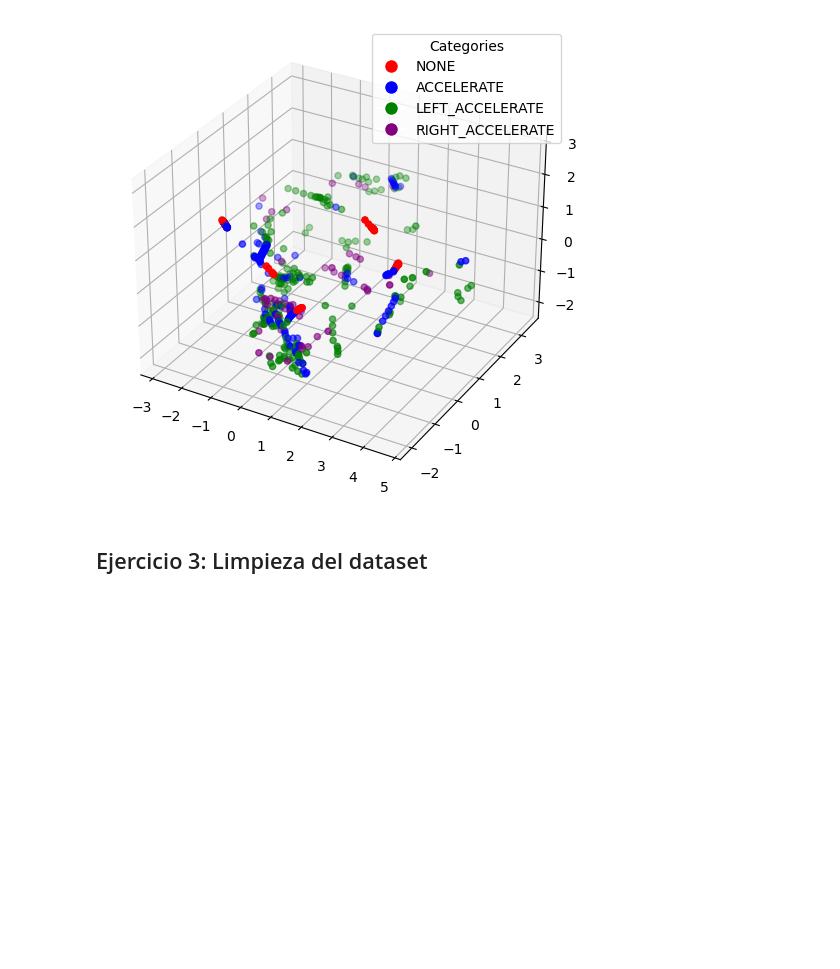
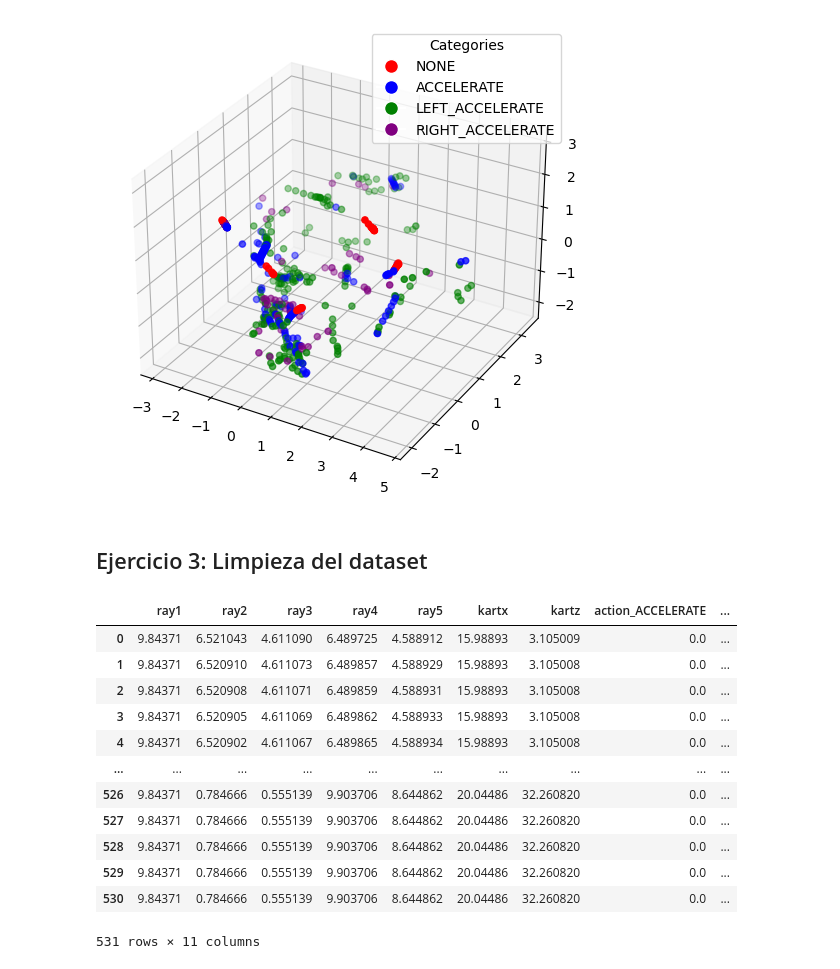
Before and after one commit to Lauu029/ApA, a Jupyter notebook: p6/Practica 6.ipynb, the cells around one changed output. Cells and saved outputs as stored; diff of their text form; code cells hidden in the pictures; blank space fills up the shorter version.

```diff
--- a/p6/Practica 6.ipynb
+++ b/p6/Practica 6.ipynb
@@ -81,3 +80,24 @@ plt.show()
 [figure]
 # %% [markdown]
 ## Ejercicio 3: Limpieza del dataset
+# %%
+## Quito las columnas de tiempo (no lo necesito porque tengo las posiciones, no es relevante)
+#Quito también la columna de posiciones y, porque la pista es plana y nunca cambia la posición en este eje
+stats = stats.drop('karty', axis = 1)
+stats = stats.drop('time', axis = 1)
+# %%
+stats
+# %% [output]
+|  | ray1 | ray2 | ray3 | ray4 | ray5 | kartx | kartz | action_ACCELERATE | ... |
+| 0 | 9.84371 | 6.521043 | 4.611090 | 6.489725 | 4.588912 | 15.98893 | 3.105009 | 0.0 | ... |
+| 1 | 9.84371 | 6.520910 | 4.611073 | 6.489857 | 4.588929 | 15.98893 | 3.105008 | 0.0 | ... |
+| 2 | 9.84371 | 6.520908 | 4.611071 | 6.489859 | 4.588931 | 15.98893 | 3.105008 | 0.0 | ... |
+| 3 | 9.84371 | 6.520905 | 4.611069 | 6.489862 | 4.588933 | 15.98893 | 3.105008 | 0.0 | ... |
+| 4 | 9.84371 | 6.520902 | 4.611067 | 6.489865 | 4.588934 | 15.98893 | 3.105008 | 0.0 | ... |
+| ... | ... | ... | ... | ... | ... | ... | ... | ... | ... |
+| 526 | 9.84371 | 0.784666 | 0.555139 | 9.903706 | 8.644862 | 20.04486 | 32.260820 | 0.0 | ... |
+| 527 | 9.84371 | 0.784666 | 0.555139 | 9.903706 | 8.644862 | 20.04486 | 32.260820 | 0.0 | ... |
+| 528 | 9.84371 | 0.784666 | 0.555139 | 9.903706 | 8.644862 | 20.04486 | 32.260820 | 0.0 | ... |
+| 529 | 9.84371 | 0.784666 | 0.555139 | 9.903706 | 8.644862 | 20.04486 | 32.260820 | 0.0 | ... |
+| 530 | 9.84371 | 0.784666 | 0.555139 | 9.903706 | 8.644862 | 20.04486 | 32.260820 | 0.0 | ... |
+531 rows × 11 columns
```
Also changed, not shown: parts of 3 cells of this notebook, 3 other files.
